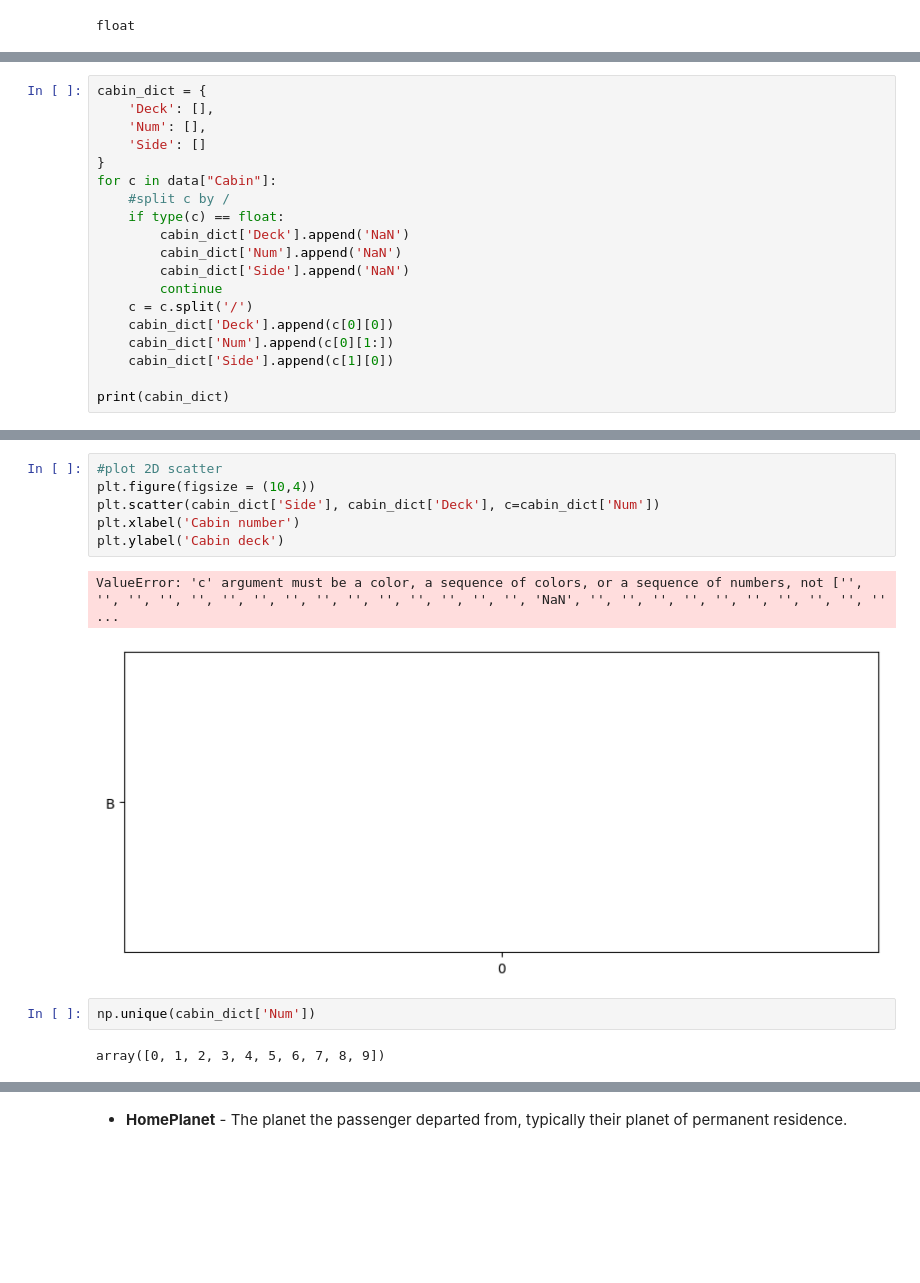
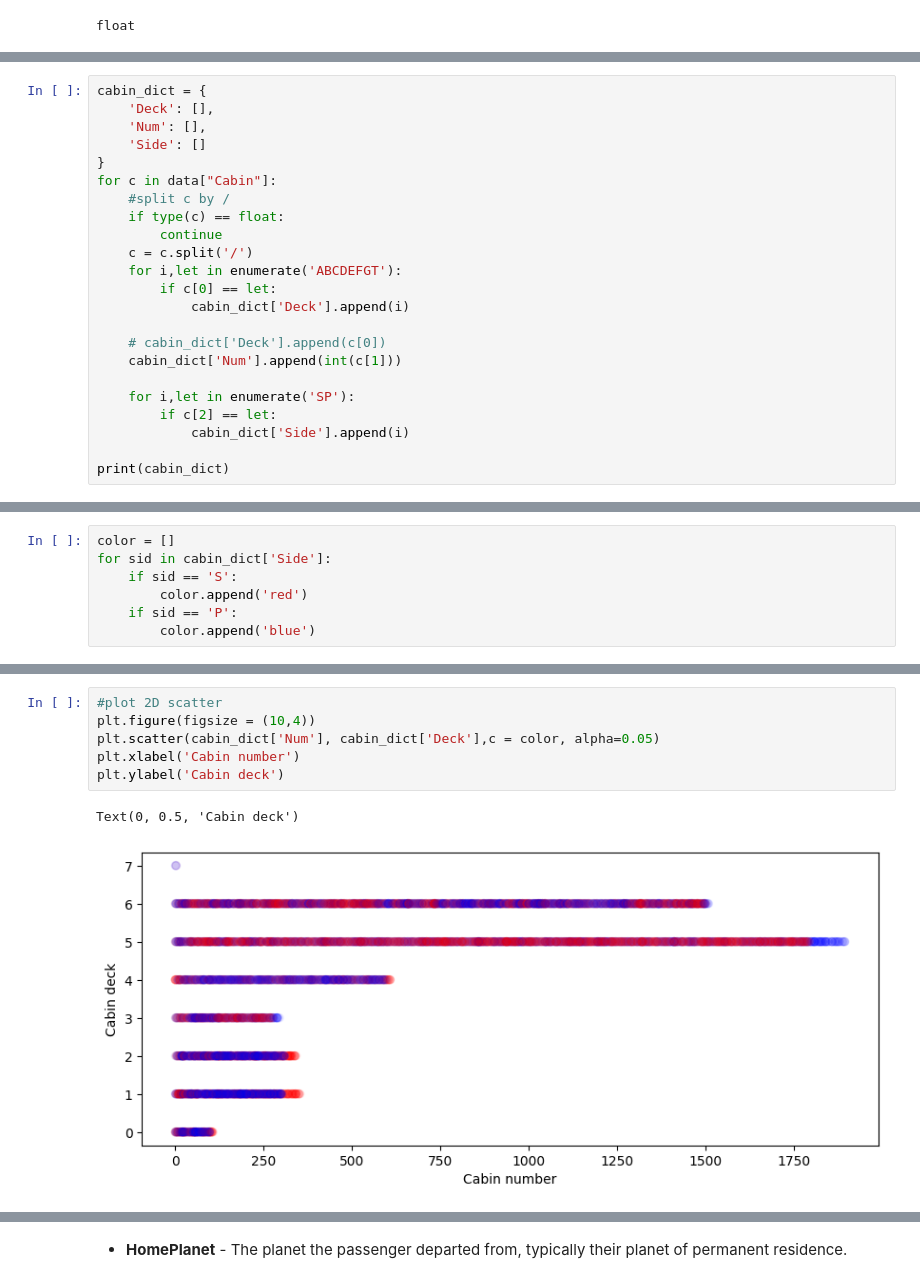
Before and after one commit to Fabiocufino/DataMining-Project, a Jupyter notebook: Project.ipynb, the cells around one changed output, grey strips where cells are left out. Drawn from its saved outputs; the diff is of its cells as text; blank space fills up the shorter version.

Commit message:
Starting Dealing with Missing Values

```diff
--- a/Project.ipynb
+++ b/Project.ipynb
@@ -256,14 +262,18 @@ cabin_dict = {
 for c in data["Cabin"]:
     #split c by /
     if type(c) == float:
-        cabin_dict['Deck'].append('NaN')
-        cabin_dict['Num'].append('NaN')
-        cabin_dict['Side'].append('NaN')
         continue
     c = c.split('/')
-    cabin_dict['Deck'].append(c[0][0])
-    cabin_dict['Num'].append(c[0][1:])
-    cabin_dict['Side'].append(c[1][0])
+    for i,let in enumerate('ABCDEFGT'):
+        if c[0] == let:
+            cabin_dict['Deck'].append(i)
+
+    # cabin_dict['Deck'].append(c[0])
+    cabin_dict['Num'].append(int(c[1]))
+
+    for i,let in enumerate('SP'):
+        if c[2] == let:
+            cabin_dict['Side'].append(i)
 
 print(cabin_dict)
 # %% [output]
@@ -270,0 +281,7 @@ print(cabin_dict)
+# %%
+color = []
+for sid in cabin_dict['Side']:
+    if sid == 'S':
+        color.append('red')
+    if sid == 'P':
+        color.append('blue')
@@ -271,13 +310,9 @@ print(cabin_dict)
 # %%
 #plot 2D scatter
 plt.figure(figsize = (10,4))
-plt.scatter(cabin_dict['Side'], cabin_dict['Deck'], c=cabin_dict['Num'])
+plt.scatter(cabin_dict['Num'], cabin_dict['Deck'],c = color, alpha=0.05)
 plt.xlabel('Cabin number')
 plt.ylabel('Cabin deck')
 # %% [output]
-ValueError: 'c' argument must be a color, a sequence of colors, or a sequence of numbers, not ['', '', '', '', '', '', '', '', '', '', '', '', '', '', '', 'NaN', '', '', '', '', '', '', '', '', '', '' ...
+Text(0, 0.5, 'Cabin deck')
-[figure, old version]
+[figure, new version]
-# %%
-np.unique(cabin_dict['Num'])
-# %% [output]
-array([0, 1, 2, 3, 4, 5, 6, 7, 8, 9])
```
Also changed, not shown: parts of 11 cells of this notebook.
